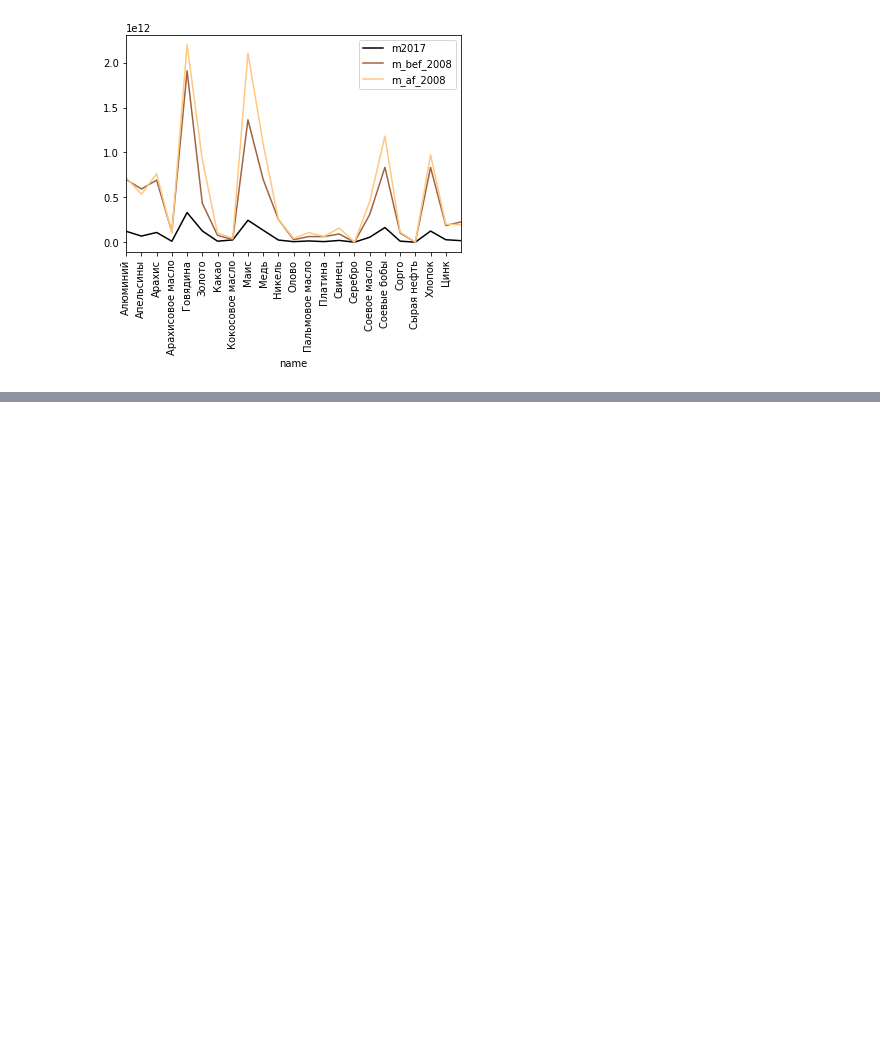
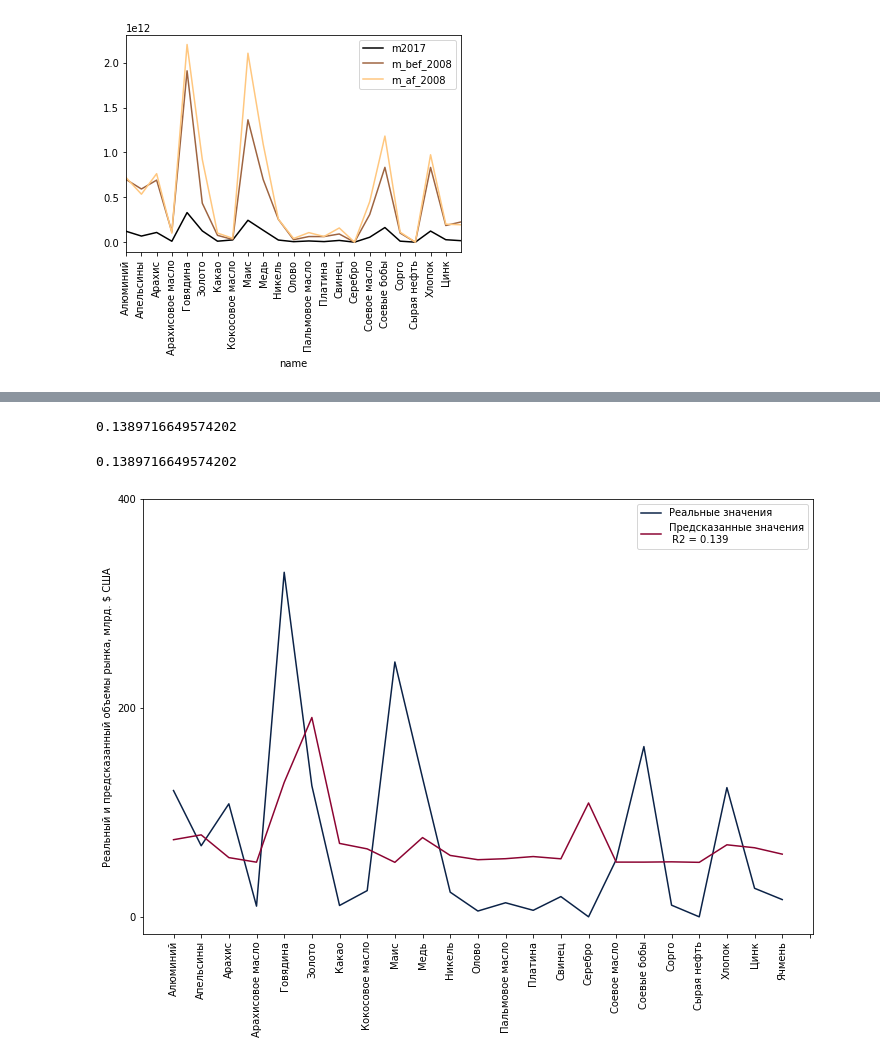
Before and after one commit to pallada-92/MMarketSizePrediction, a Jupyter notebook: models_jupyter/Collapsed_data_Yandex_metrics_work.ipynb, the cells around one changed output, grey strips where cells are left out. Cells and saved outputs as stored; diff of their text form; code cells hidden in the pictures; blank space fills up the shorter version.

```diff
--- a/models_jupyter/Collapsed_data_Yandex_metrics_work.ipynb
+++ b/models_jupyter/Collapsed_data_Yandex_metrics_work.ipynb
@@ -211,0 +246,31 @@ plt.show()
+# %%
+linear_regressor = LinearRegression(fit_intercept = True)
+fitt = linear_regressor.fit(data_market[['n_show']], data_market[['m2017']])
+Y_pred = linear_regressor.predict(data_market[['n_show']])
+linear_regressor.score(data_market[['n_show']], data_market[['m2017']])
+# %% [output]
+0.1389716649574202
+# %%
+unique_items = data_market.name.unique()
+# %%
+r2_ = r2_score(data_market[['m2017']], Y_pred)
+r2_
+# %% [output]
+0.1389716649574202
+# %%
+import matplotlib.pyplot as plt
+import matplotlib.patches as mpatches
+a = list(range(24))
+
+plt.figure(figsize=(12, 8))
+plot1, = plt.plot(data_market[['m2017']], color = "#0b2247")
+plot2, = plt.plot(Y_pred, color = "#8c0432") #520821
+plt.xticks(a, unique_items, rotation='vertical')
+values = [0, 2*10**11, 4*10**11]
+labels = [0, 200, 400]
+plt.yticks(values, labels)
+plt.ylabel("Реальный и предсказанный объемы рынка, млрд. $ США")
+plt.legend([plot1, plot2], ["Реальные значения", f"Предсказанные значения\n R2 = {r2_:.3}"])
+plt.show()
+# %% [output]
+[figure, added]
```
Also changed, not shown: parts of 5 cells of this notebook, 3 other files.
